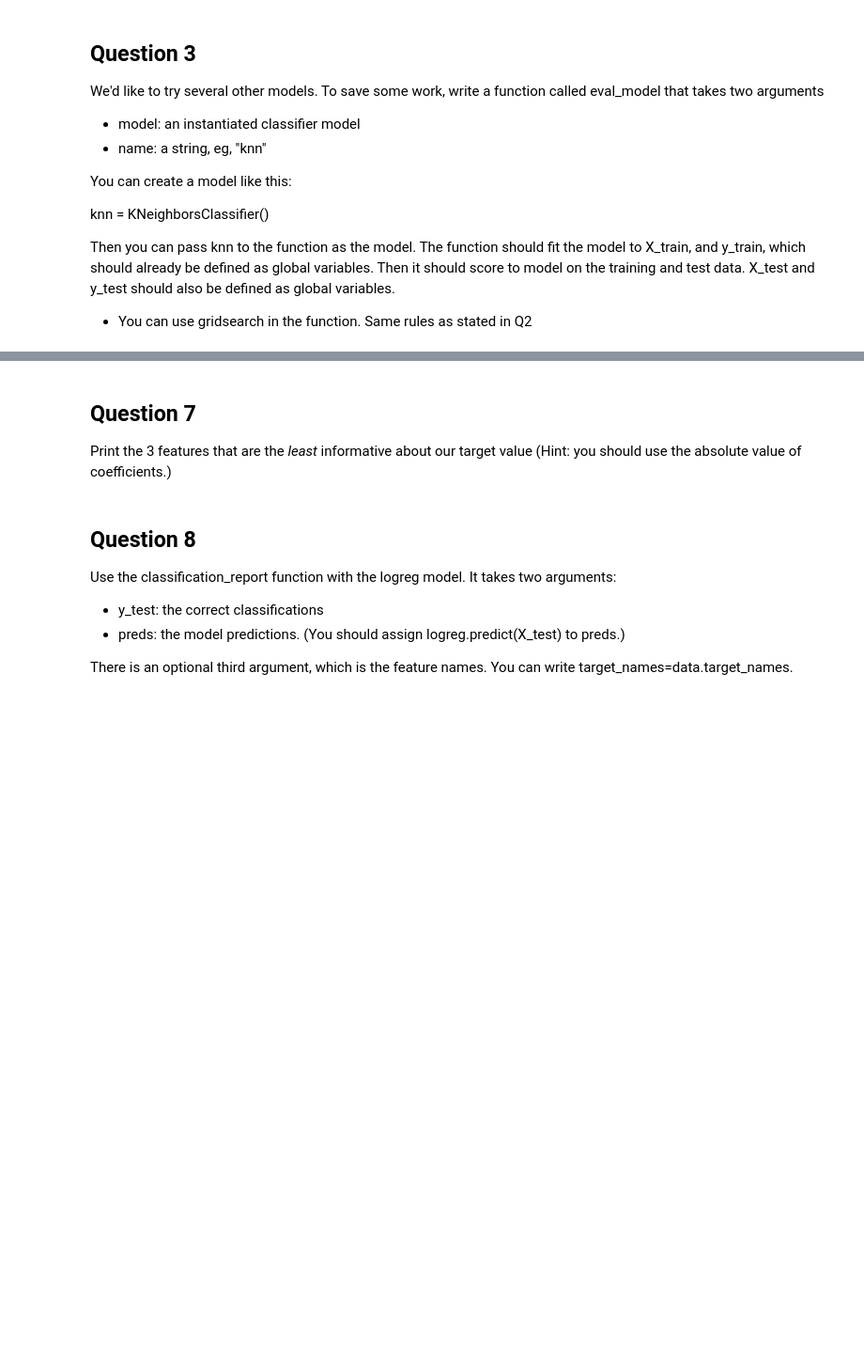
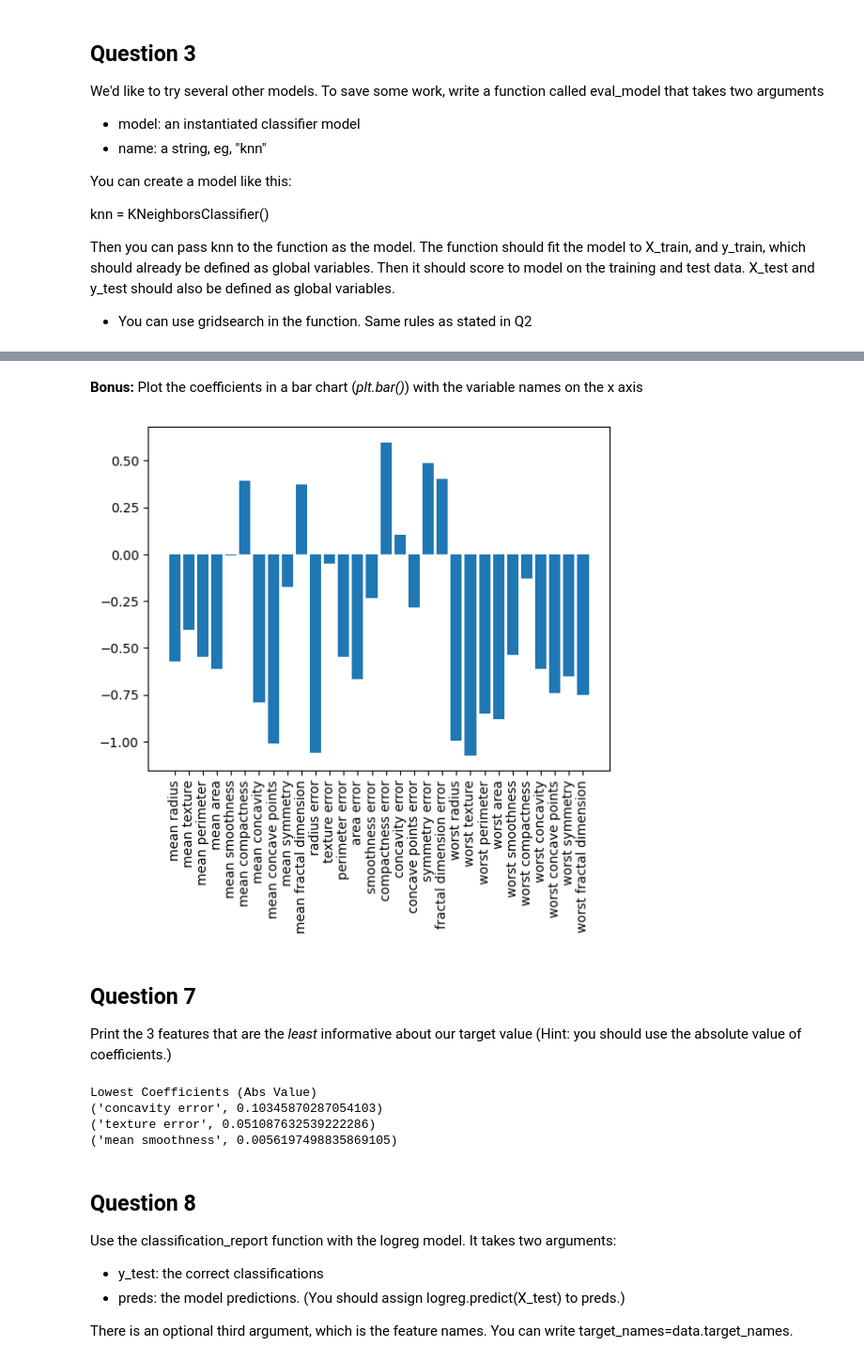
Before and after one commit to helenaglaring/aiml23_labs, a Jupyter notebook: LAB2_2023.ipynb, the cells around one changed output, grey strips where cells are left out. Shown at 94% size. Cells and saved outputs as stored; diff of their text form; code cells hidden in the pictures; blank space fills up the shorter version.

```diff
--- a/LAB2_2023.ipynb
+++ b/LAB2_2023.ipynb
@@ -130,0 +332,15 @@ Apply a scaling method (e.g., standard scaling) to your data and repeat question
+# %%
+# Create a LogisticRegression object with a maximum number of iterations of 10,000
+logreg = LogisticRegression(max_iter=10_000)
+
+# Create a StandardScaler object for normalizing the data
+scaler = StandardScaler()
+
+# Normalize the training data using the scaler's fit_transform() method
+X_train_scaled = scaler.fit_transform(X_train)
+
+# Normalize the test data using the scaler's transform() method
+X_test_scaled = scaler.transform(X_test)
+
+# Fit the logistic regression model to the normalized training data and target values
+logreg.fit(X_train_scaled, y_train)
@@ -141,6 +380,40 @@ Then print the three features with the highest coefficients -- these are the fea
+# %% [markdown]
+**Bonus:** Plot the coefficients in a bar chart (*plt.bar()*) with the variable names on the x axis
+# %%
+# Plot the feature importance using a bar chart
+plt.bar(data.feature_names, logreg.coef_[0])
+
+# Rotate the x-axis labels by 90 degrees to make them easier to read
+plt.xticks(rotation=90)
+
+# Display the plot
+plt.show()
+# %% [output]
+[figure, added]
 # %% [markdown]
 ## Question 7
 Print the 3 features that are the <i>least</i> informative about our target value (Hint: you should use the absolute value of coefficients.)
+# %%
+# Get the coefficients for the logistic regression model
+coefs = logreg.coef_[0]
+
+# Calculate the absolute values of the coefficients
+c_abs = list(map(abs, coefs))
+
+# Sort the coefficients in descending order of absolute value, and store them in a list of tuples
+# Each tuple contains a feature name and its corresponding absolute coefficient value
+sorted_coefs = sorted((zip(data.feature_names, c_abs)),
+                      key=lambda e:e[1], reverse=True)
+
+# Print the top 3 lowest absolute coefficients (corresponding to the least informative features)
+print("Lowest Coefficients (Abs Value)")
+for c in sorted_coefs[-3:]:
+    print(c)
+# %% [output]
+Lowest Coefficients (Abs Value)
+('concavity error', 0.10345870287054103)
+('texture error', 0.051087632539222286)
+('mean smoothness', 0.0056197498835869105)
 # %% [markdown]
 ## Question 8
 Use the classification_report function with the logreg model. It takes two arguments:
```
Also changed, not shown: parts of 25 cells of this notebook, 4 other files.
